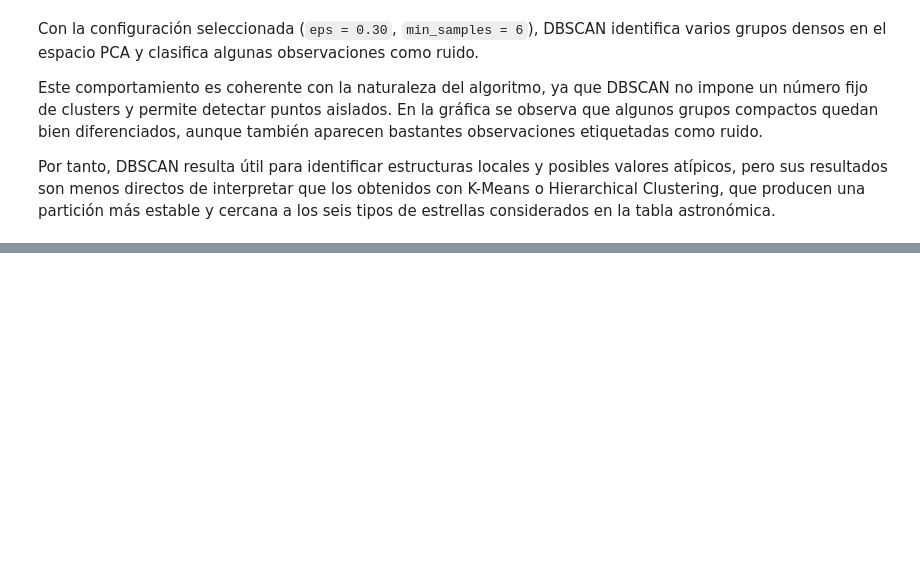
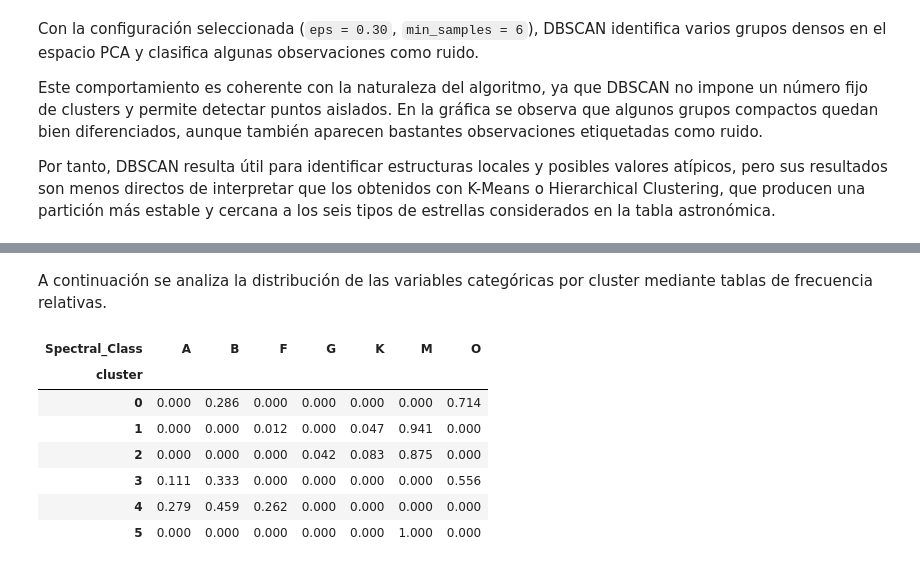
Before and after one commit to 100495785/Grupo17_Practica2, a Jupyter notebook: Practica2_estrellas.ipynb, the cells around one changed output, grey strips where cells are left out. Saved outputs shown, nothing was run; the diff lists cells and outputs as text; code cells hidden in the pictures; blank space fills up the shorter version.

```diff
--- a/Practica2_estrellas.ipynb
+++ b/Practica2_estrellas.ipynb
@@ -863,0 +1062,17 @@ Por tanto, DBSCAN resulta útil para identificar estructuras locales y posibles
+# %% [markdown]
+A continuación se analiza la distribución de las variables categóricas por cluster mediante tablas de frecuencia relativas.
+# %%
+pd.crosstab(
+    df_clusters["cluster"],
+    df_clusters["Spectral_Class"],
+    normalize="index"
+).round(3)
+# %% [output]
+| Spectral_Class | A | B | F | G | K | M | O |
+| cluster |  |  |  |  |  |  |  |
+| 0 | 0.000 | 0.286 | 0.000 | 0.000 | 0.000 | 0.000 | 0.714 |
+| 1 | 0.000 | 0.000 | 0.012 | 0.000 | 0.047 | 0.941 | 0.000 |
+| 2 | 0.000 | 0.000 | 0.000 | 0.042 | 0.083 | 0.875 | 0.000 |
+| 3 | 0.111 | 0.333 | 0.000 | 0.000 | 0.000 | 0.000 | 0.556 |
+| 4 | 0.279 | 0.459 | 0.262 | 0.000 | 0.000 | 0.000 | 0.000 |
+| 5 | 0.000 | 0.000 | 0.000 | 0.000 | 0.000 | 1.000 | 0.000 |
```
Also changed, not shown: parts of 41 cells of this notebook.
